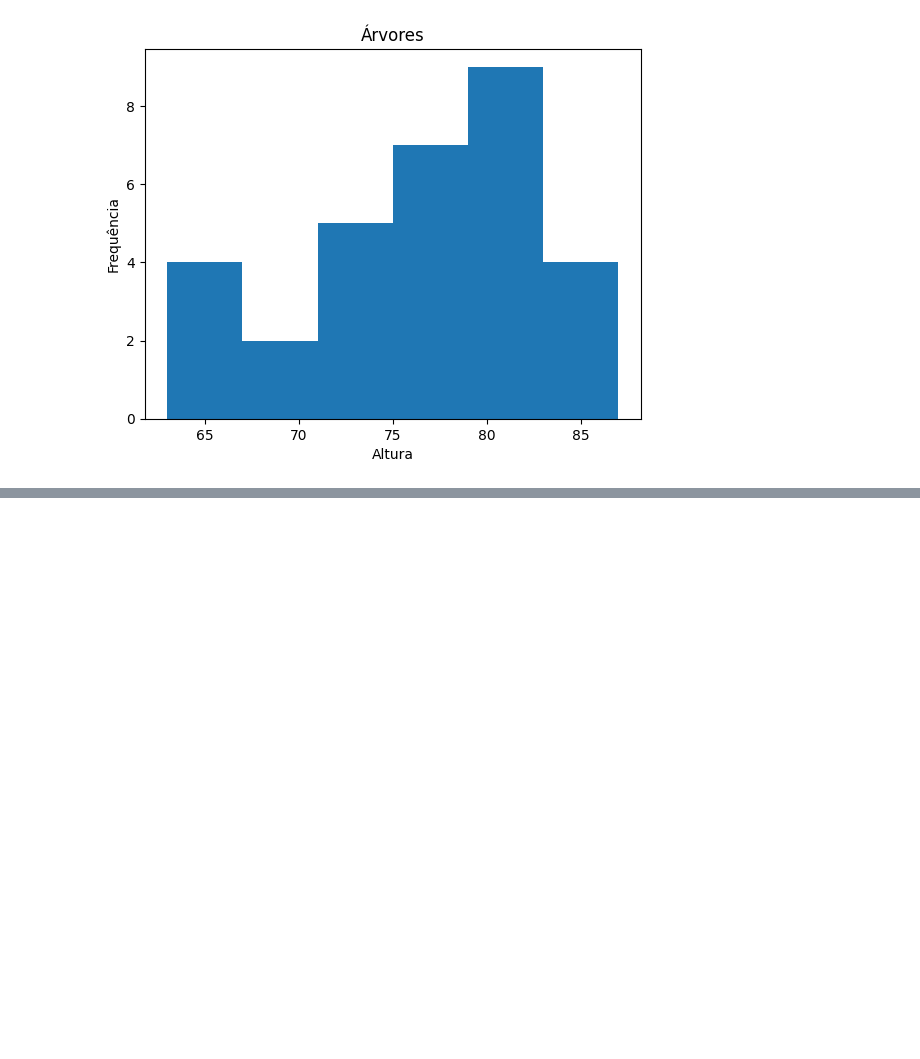
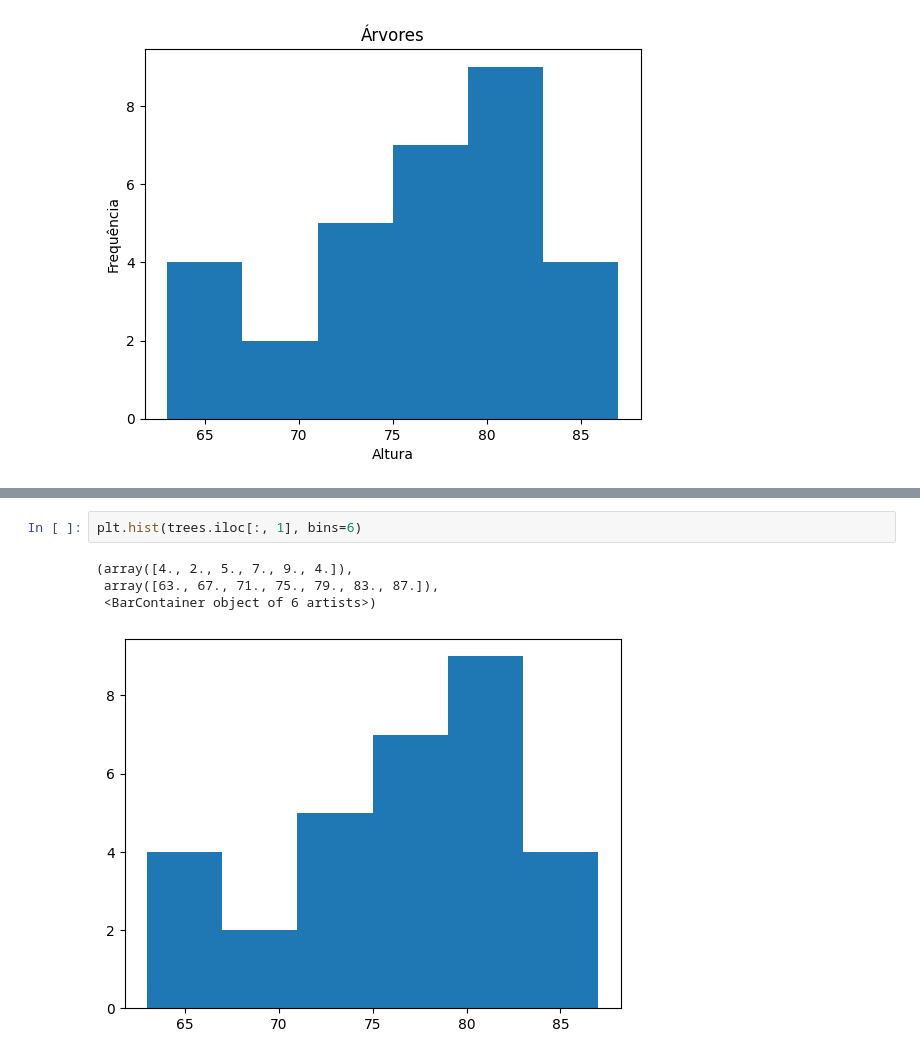
Before and after one commit to glaucoSapucaia/DataScienceStudies, a Jupyter notebook: py_studies/grafico_dashboard/graficos.ipynb, the cells around one changed output, grey strips where cells are left out. Saved outputs shown, nothing was run; the diff lists cells and outputs as text; blank space fills up the shorter version.

```diff
--- a/py_studies/grafico_dashboard/graficos.ipynb
+++ b/py_studies/grafico_dashboard/graficos.ipynb
@@ -35,0 +48,7 @@ Text(0.5, 0, 'Altura')
+# %%
+plt.hist(trees.iloc[:, 1], bins=6)
+# %% [output]
+(array([4., 2., 5., 7., 9., 4.]),
+ array([63., 67., 71., 75., 79., 83., 87.]),
+ <BarContainer object of 6 artists>)
+[figure, added]
```
Also changed, not shown: parts of 16 cells of this notebook, 1 other file.
